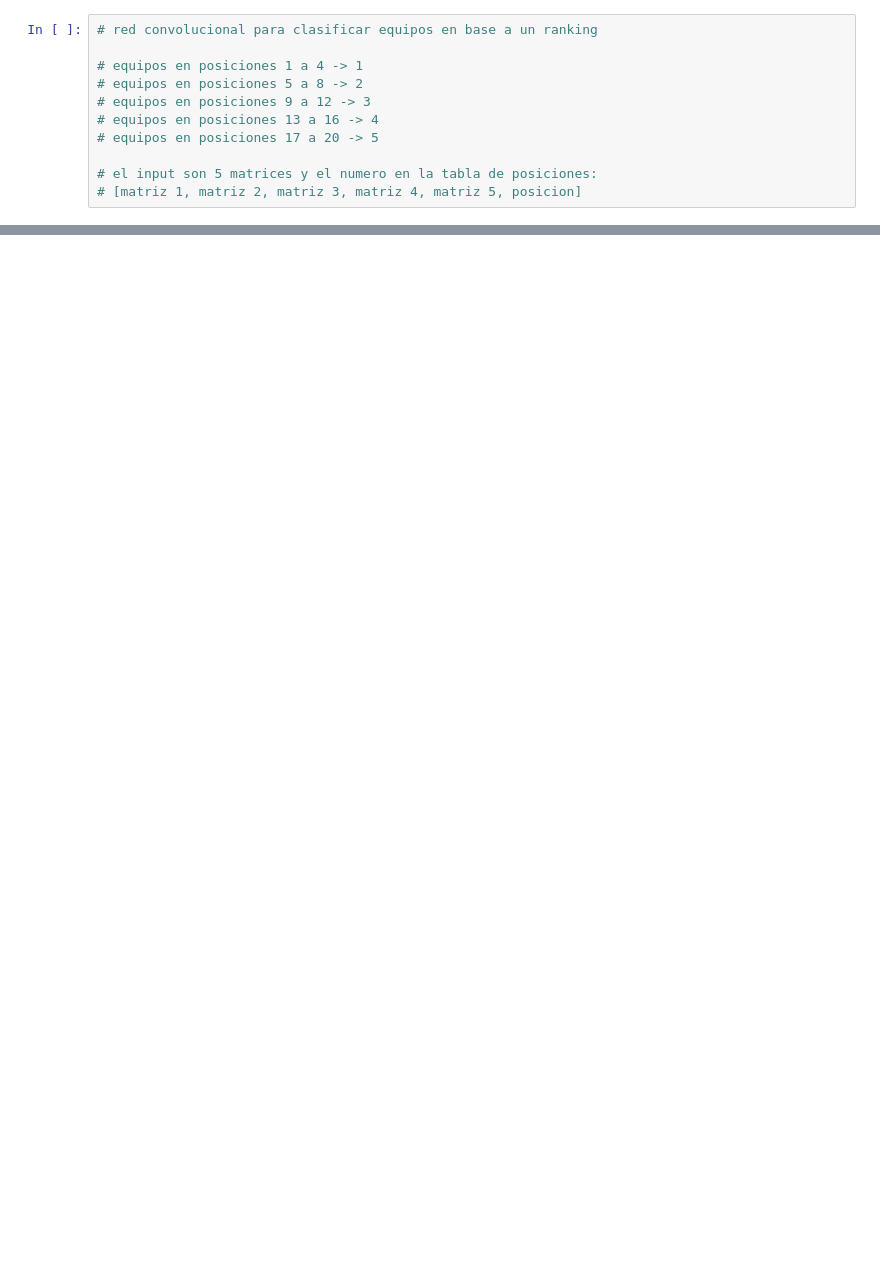
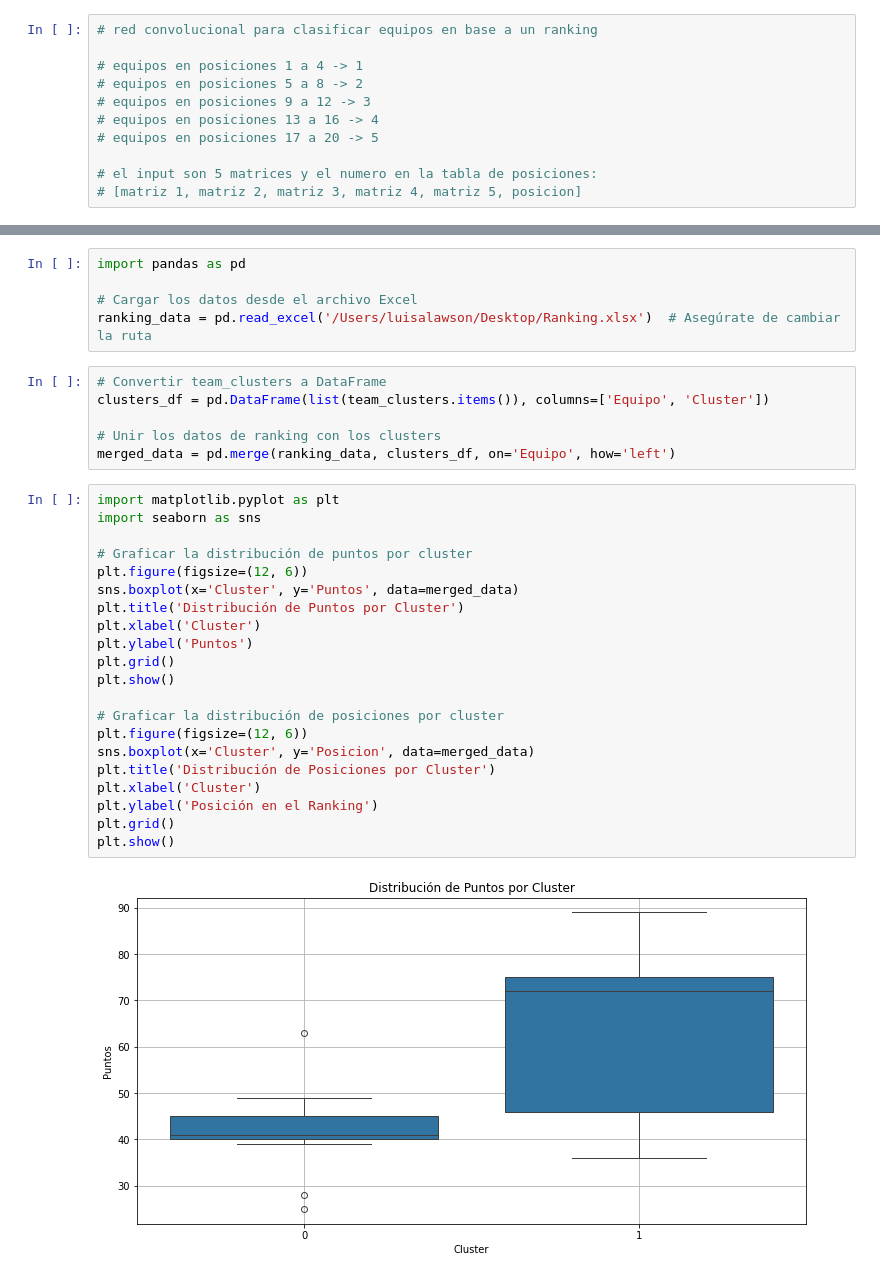
Before and after one commit to luisalawson/soccer_defense_analysis, a Jupyter notebook: RedNeuronalFutbol.ipynb, the cells around one changed output, grey strips where cells are left out. Cells and saved outputs as stored; diff of their text form; blank space fills up the shorter version.

```diff
--- a/RedNeuronalFutbol.ipynb
+++ b/RedNeuronalFutbol.ipynb
@@ -52,0 +237,34 @@ predictions = model.predict(X_test)
+# %%
+import pandas as pd
+
+# Cargar los datos desde el archivo Excel
+ranking_data = pd.read_excel('/Users/luisalawson/Desktop/Ranking.xlsx')  # Asegúrate de cambiar la ruta
+# %%
+# Convertir team_clusters a DataFrame
+clusters_df = pd.DataFrame(list(team_clusters.items()), columns=['Equipo', 'Cluster'])
+
+# Unir los datos de ranking con los clusters
+merged_data = pd.merge(ranking_data, clusters_df, on='Equipo', how='left')
+# %%
+import matplotlib.pyplot as plt
+import seaborn as sns
+
+# Graficar la distribución de puntos por cluster
+plt.figure(figsize=(12, 6))
+sns.boxplot(x='Cluster', y='Puntos', data=merged_data)
+plt.title('Distribución de Puntos por Cluster')
+plt.xlabel('Cluster')
+plt.ylabel('Puntos')
+plt.grid()
+plt.show()
+
+# Graficar la distribución de posiciones por cluster
+plt.figure(figsize=(12, 6))
+sns.boxplot(x='Cluster', y='Posicion', data=merged_data)
+plt.title('Distribución de Posiciones por Cluster')
+plt.xlabel('Cluster')
+plt.ylabel('Posición en el Ranking')
+plt.grid()
+plt.show()
+# %% [output]
+[figure, added]
```
Also changed, not shown: parts of 33 cells of this notebook, 1 other file.
